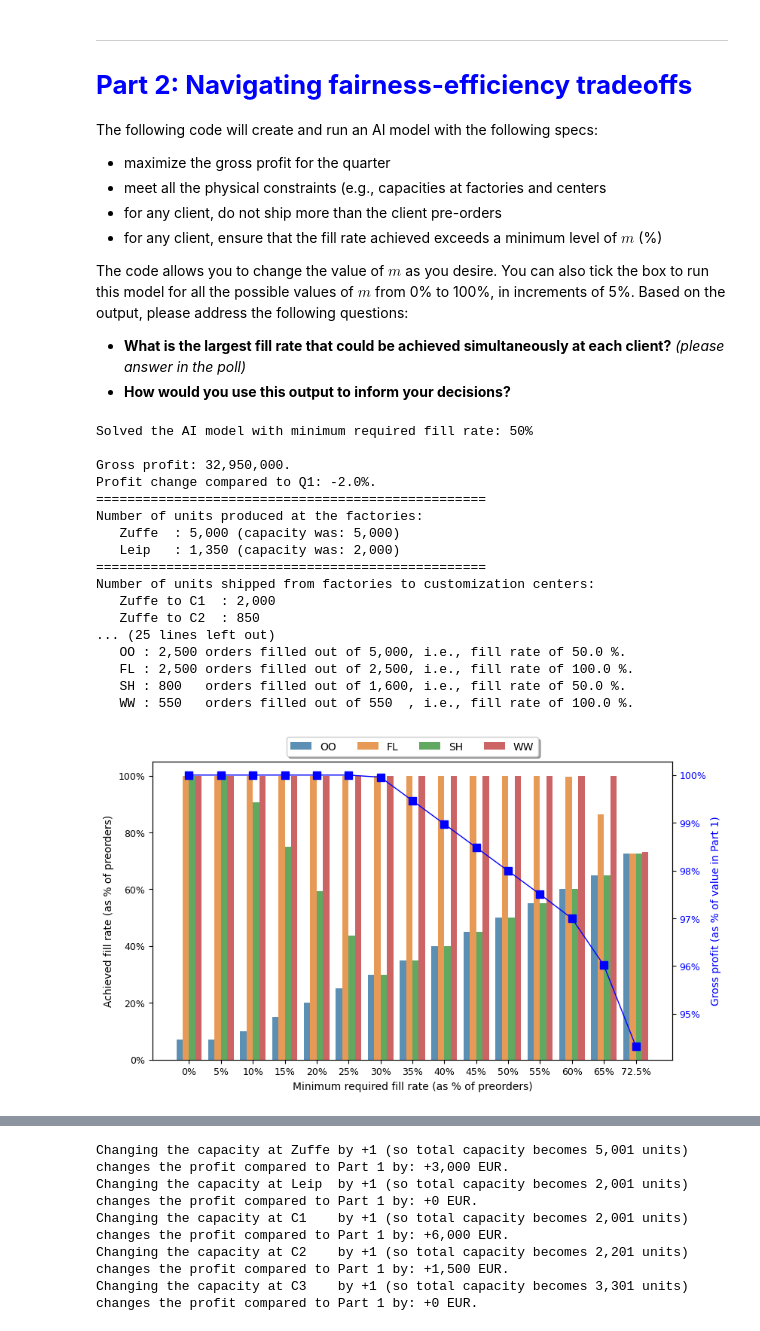
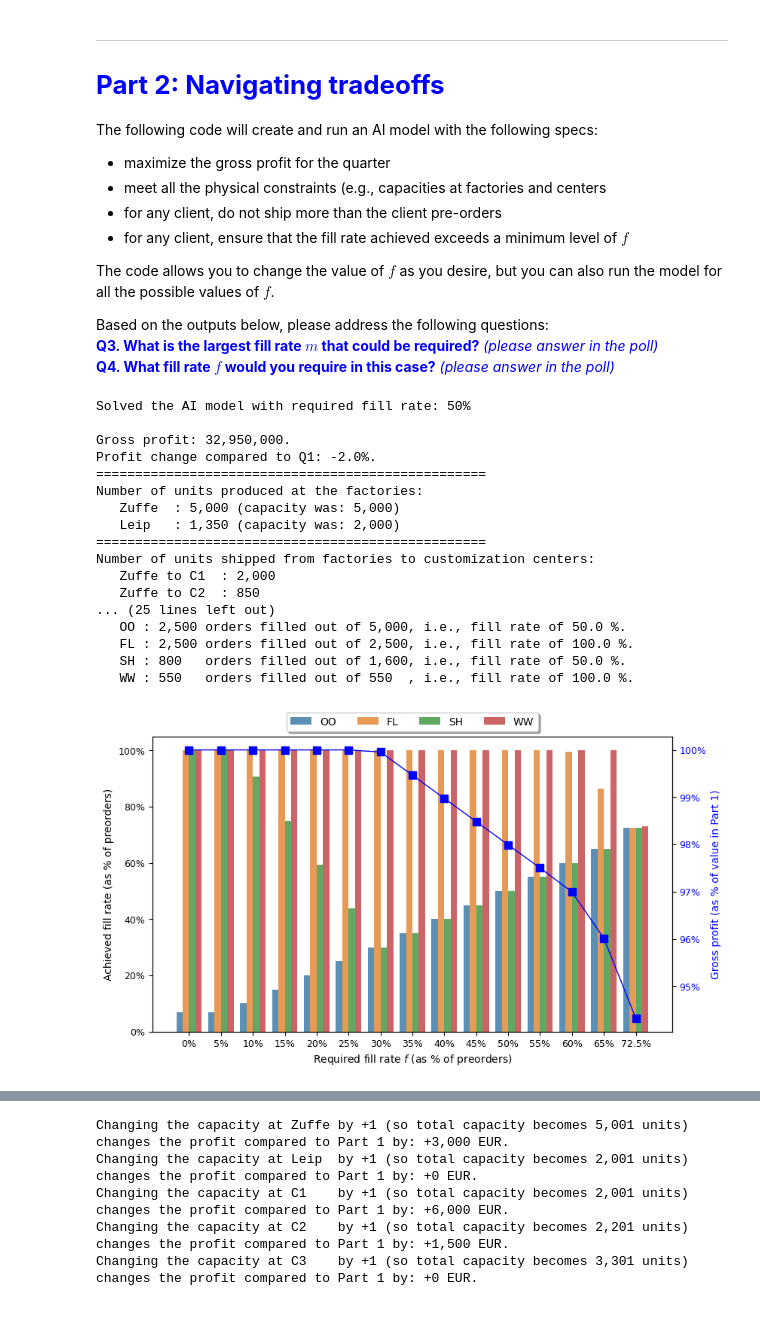
Before and after one commit to dan-a-iancu/Data-Analytics-and-AI, a Jupyter notebook: Pricing_Bottlenecks_and_Flexibility/Prescriptive_Analytics_at_Prosche_Motors.ipynb, the cells around one changed output, grey strips where cells are left out. Saved outputs shown, nothing was run; the diff lists cells and outputs as text; code cells hidden in the pictures.

Commit message:
Complete file with case and all questions

```diff
--- a/Pricing_Bottlenecks_and_Flexibility/Prescriptive_Analytics_at_Prosche_Motors.ipynb
+++ b/Pricing_Bottlenecks_and_Flexibility/Prescriptive_Analytics_at_Prosche_Motors.ipynb
@@ -312,25 +314,28 @@ Solved the optimization AI Model...
    WW : 550   orders filled out of 550  , i.e., fill rate of 100.0 %.
 # %% [markdown]
 ______
-# <font color=blue>**Part 2: Navigating fairness-efficiency tradeoffs**</font>
+# <font color=blue>**Part 2: Navigating tradeoffs**</font>
 The following code will create and run an AI model with the following specs:
  - maximize the gross profit for the quarter
  - meet all the physical constraints (e.g., capacities at factories and centers
  - for any client, do not ship more than the client pre-orders
- - for any client, ensure that the fill rate achieved exceeds a minimum level of $m$ (%)
+ - for any client, ensure that the fill rate achieved exceeds a minimum level of $f$
 
-The code allows you to change the value of $m$ as you desire. You can also tick the box to run this model for all the possible values of $m$ from 0% to 100%, in increments of 5%. Based on the output, please address the following questions:
- - **What is the largest fill rate that could be achieved simultaneously at each client?** _(please answer in the poll)_
- - **How would you use this output to inform your decisions?**
+The code allows you to change the value of $f$ as you desire, but you can also run the model for all the possible values of $f$.
+
+Based on the outputs below, please address the following questions:
+<font color=blue><br>
+**Q3. What is the largest fill rate $m$ that could be required?** _(please answer in the poll)_<br>
+**Q4. What fill rate $f$ would you require in this case?** _(please answer in the poll)_</font>
 # %%
 #@markdown **Run the AI model with a given required fill rate**
 
-#@markdown Choose (or type) the desired minimum fill rate, as a percentage:
-minimum_required_fill_rate_m = "50" #@param [0, 10, 20, 30, 40, 50, 60, 70, 80, 90, 100]{allow-input: true}
-min_fill_rate = float(minimum_required_fill_rate_m)/100
+#@markdown Choose (or type) the required fill rate $f$, as a percentage:
+required_fill_rate_f = "50" #@param [0, 10, 20, 30, 40, 50, 60, 70, 80, 90, 100]{allow-input: true}
+min_fill_rate = float(required_fill_rate_f)/100
 
-#@markdown Choose whether to see a plot for many values of this minimum required fill rate (0%-100%):
-plot_all_minimum_fill_rates = True #@param {type: "boolean"}
+#@markdown Choose whether to see a plot for many values of this required fill rate $f$ (0%-100%):
+plot_all_required_fill_rates = True #@param {type: "boolean"}
 
 ############ SINGLE MODEL WITH GIVEN FILL RATE
 # Create a model like the one in Q1
@@ -349,11 +354,11 @@ for r in retailers :
     m_Q2.addConstr( retailerReceipts_Q2[r] / retailersDF["Pre-orders"][r] >= min_fill_rate)
 
 m_Q2.optimize()
-print(f'\nSolved the AI model with minimum required fill rate: {min_fill_rate*100:.0f}%\n')
+print(f'\nSolved the AI model with required fill rate: {min_fill_rate*100:.0f}%\n')
 
 if m_Q2.status in [GRB.INFEASIBLE, GRB.INF_OR_UNBD]:
     # the model is infeasible
-    print("It is infeasible to achieve this fill rate at all retailers.")
+    print("It is infeasible to achieve this required fill rate at all retailers.")
 
 elif m_Q2.status==GRB.OPTIMAL:
     # the model was solved to optimality
@@ -362,7 +367,7 @@ elif m_Q2.status==GRB.OPTIMAL:
                                     compare_to_Q1=True, interpret_solution=True)
 ############################
 # IF DESIRED - PLOT FOR ALL FILL RATES
-if plot_all_minimum_fill_rates:
+if plot_all_required_fill_rates:
 
       # details about the plot
       # Powerpoint settings
@@ -430,7 +435,7 @@ if plot_all_minimum_fill_rates:
       xticks = [f"{v:.0f}%" for v in fill_rate_vals if v!=end_value] + \
        [f"{end_value:.1f}%"]
       ax1.set_xticklabels(xticks, fontsize=fontsize_ticks)
-      ax1.set_xlabel("Minimum required fill rate (as % of preorders)", \
+      ax1.set_xlabel("Required fill rate $f$ (as % of preorders)", \
                      fontsize=fontsize_labels)
       #ax1.xaxis.set_major_formatter(ticker.StrMethodFormatter('{x:,.1f}%'))
 
@@ -450,33 +455,33 @@ if plot_all_minimum_fill_rates:
           yvals = 100*(objValues/gross_profit_Q1)  # as % of Q1
           ylabel = 'Gross profit (as % of value in Part 1)'
 
       # customize y axis
       ax2.plot(yvals, color=color2, linestyle='-', linewidth=linewidth, \
               marker='s', markersize=7.0)
       ax2.set_ylabel(ylabel, color=color2, fontsize=fontsize_labels)
       ax2.tick_params(axis='y', labelcolor=color2, labelsize=fontsize_ticks)
       ax2.yaxis.set_major_formatter(ticker.StrMethodFormatter('{x:,.0f}%'))
       yticks = ax2.get_yticks()
       yticks = [ v for v in yticks if ((v>=0) and (v<=100))]
       plt.tight_layout()
       plt.show()
 # %% [output]
-Solved the AI model with minimum required fill rate: 50%
+Solved the AI model with required fill rate: 50%
 
 Gross profit: 32,950,000.
 Profit change compared to Q1: -2.0%.
 ==================================================
 Number of units produced at the factories:
    Zuffe  : 5,000 (capacity was: 5,000)
    Leip   : 1,350 (capacity was: 2,000)
 ==================================================
 Number of units shipped from factories to customization centers:
    Zuffe to C1  : 2,000
    Zuffe to C2  : 850
 ... (25 lines left out)
    OO : 2,500 orders filled out of 5,000, i.e., fill rate of 50.0 %.
    FL : 2,500 orders filled out of 2,500, i.e., fill rate of 100.0 %.
    SH : 800   orders filled out of 1,600, i.e., fill rate of 50.0 %.
    WW : 550   orders filled out of 550  , i.e., fill rate of 100.0 %.
-[figure, old version]
+[figure, new version]
 # %% [markdown]
```
Also changed, not shown: parts of 12 cells of this notebook.
